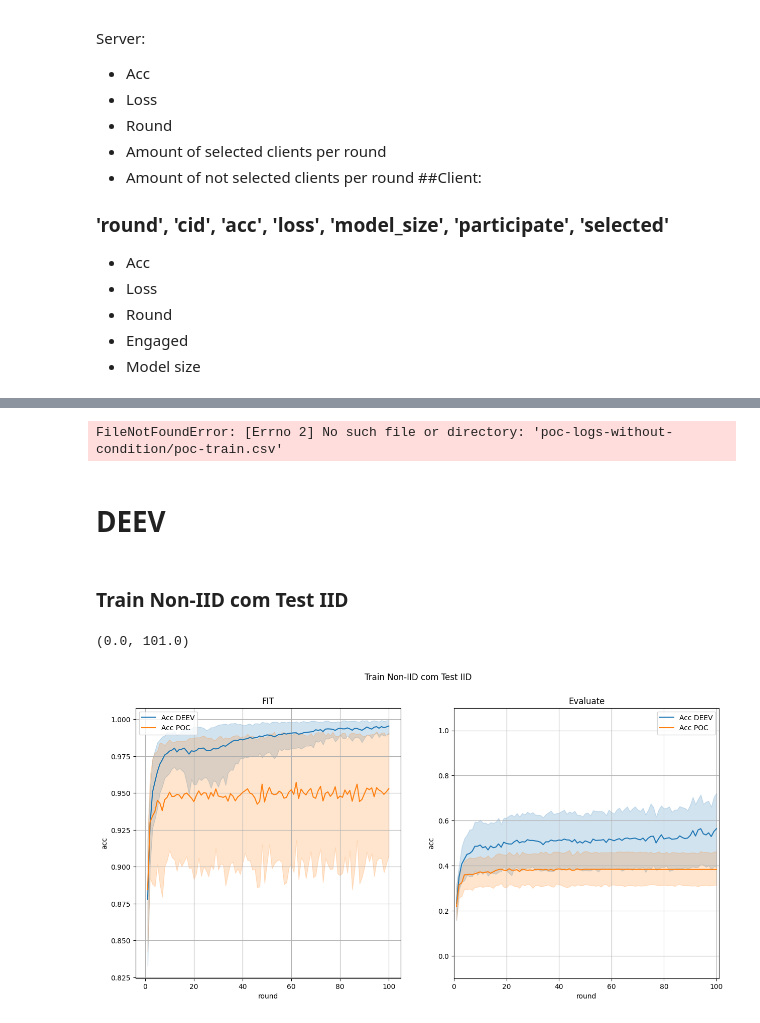
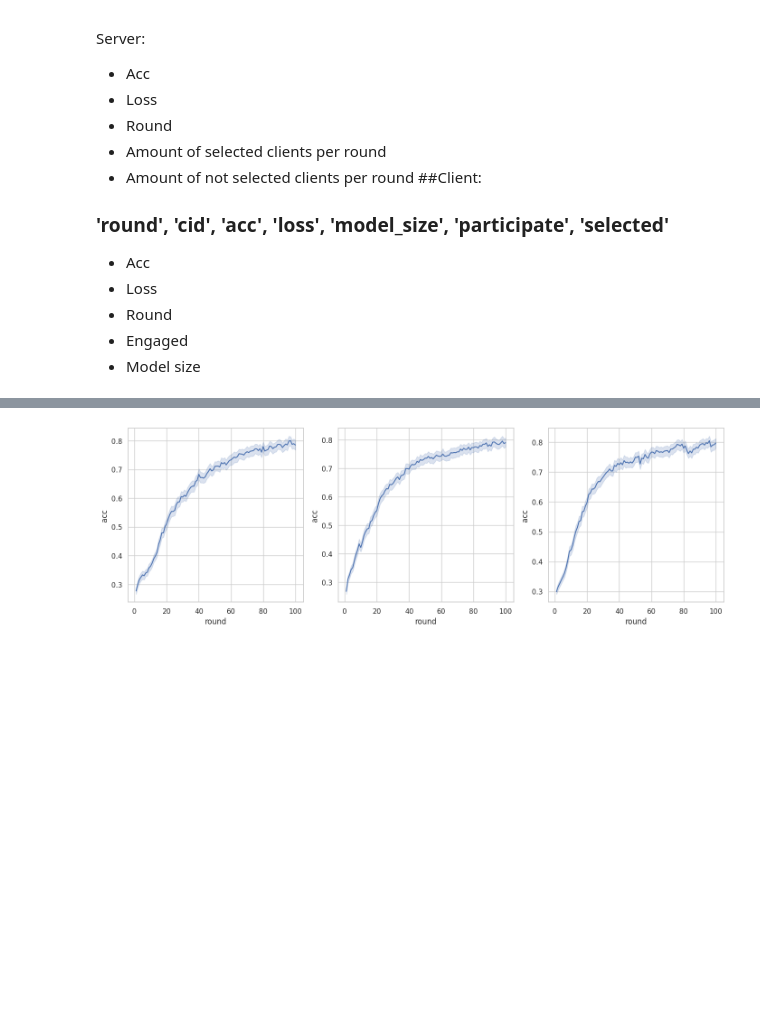
Before and after one commit to rafaeloj/LetsFed, a Jupyter notebook: plot.ipynb, the cells around one changed output, grey strips where cells are left out. Saved outputs shown, nothing was run; the diff lists cells and outputs as text; code cells hidden in the pictures; blank space fills up the shorter version.

```diff
--- a/plot.ipynb
+++ b/plot.ipynb
@@ -138,6 +19,0 @@ sns.lineplot(x='round', y='local_acc', data=df_test, ax=ax[1], label='Local Acc'
-# %%
-df_test  = pd.read_csv('logs/random/MNIST/50/engaged_0.25/dirichlet_0.1/c-eval.csv', names=['round', 'cid', 'acc', 'loss', 'engaged', 'selected'])
-
-fig, ax = plt.subplots(figsize=(12, 4))
-
-sns.lineplot(x='round', y='acc', data=df_test, ax=ax, label='Local Acc')
@@ -447,52 +19,0 @@ fig.tight_layout()
-# %%
-df_train = pd.read_csv('poc-logs-without-condition/poc-train.csv', names=['cid', 'acc', 'loss', 'participate', 'round'])
-df_test  = pd.read_csv('poc-logs-without-condition/poc-eval.csv', names=['cid', 'acc', 'round'])
-
-# df_train['round'] = df_train.index//10
-# df_test['round']  = df_test.index//10
-
-fig, ax = plt.subplots(1, 2, figsize=(15, 7))
-plt.suptitle("Train Non-IID com Test IID")
-ax[0].set_title("FIT")
-ax[1].set_title("Evaluate")
-
-ax[0].grid(True)
-ax[1].grid(True)
-sns.lineplot(x='round', y='acc', data=df_train, ax=ax[0], label='Acc')
-
-sns.lineplot(x='round', y='acc', data=df_test, ax=ax[1], label='Acc')
-plt.ylim(-0.1, 1.1)
-plt.xlim(df_train.min()['round']-1, df_train.max()['round']+1)
-# %% [output]
-FileNotFoundError: [Errno 2] No such file or directory: 'poc-logs-without-condition/poc-train.csv'
-# %% [markdown]
-# DEEV
-# %% [markdown]
-### Train Non-IID com Test IID
-# %%
-deev_df_train = pd.read_csv('deev-logs-without-condition/deev-train.csv', names=['cid', 'acc', 'loss', 'participate', 'round'])
-deev_df_test  = pd.read_csv('deev-logs-without-condition/deev-eval.csv', names=['cid', 'acc', 'round'])
-
-df_train = pd.read_csv('poc-logs-with-condition/poc-train.csv', names=['cid', 'acc', 'loss', 'participate', 'round'])
-df_test  = pd.read_csv('poc-logs-with-condition/poc-eval.csv', names=['cid', 'acc', 'round'])
-
-
-
-fig, ax = plt.subplots(1, 2, figsize=(15, 7))
-plt.suptitle("Train Non-IID com Test IID")
-ax[0].set_title("FIT")
-ax[1].set_title("Evaluate")
-
-ax[0].grid(True)
-ax[1].grid(True)
-sns.lineplot(x='round', y='acc', data=deev_df_train, ax=ax[0], label='Acc DEEV')
-
-sns.lineplot(x='round', y='acc', data=deev_df_test, ax=ax[1], label='Acc DEEV')
-sns.lineplot(x='round', y='acc', data=df_train, ax=ax[0], label='Acc POC')
-
-sns.lineplot(x='round', y='acc', data=df_test, ax=ax[1], label='Acc POC')
-plt.ylim(-0.1, 1.1)
-plt.xlim(df_train.min()['round']-1, df_train.max()['round']+1)
-# %% [output]
-(0.0, 101.0)
-[figure, removed]
@@ -502,0 +20,14 @@ plt.xlim(df_train.min()['round']-1, df_train.max()['round']+1)
+# %%
+# 1,24,0.3149999976158142,8.606746673583984,True,selected
+avg = [
+    pd.read_csv('logs/avg/MNIST/50/engaged_0.25/dirichlet_0.1/c-eval.csv', names=['round', 'cid', 'acc', 'loss', 'participate','is_selected']),
+    pd.read_csv('logs/avg/MNIST/50/engaged_0.5/dirichlet_0.1/c-eval.csv', names=['round', 'cid', 'acc', 'loss', 'participate','is_selected']),
+    pd.read_csv('logs/avg/MNIST/50/engaged_0.75/dirichlet_0.1/c-eval.csv', names=['round', 'cid', 'acc', 'loss', 'participate','is_selected'])
+]
+def plot_acc(df, ax):
+    sns.lineplot(data=df,ax=ax,x='round',y='acc')
+fig, ax = plt.subplots(1,3, figsize=(17,5))
+for i, df in enumerate(avg):
+    plot_acc(df, ax[i])
+# %% [output]
+[figure, added]
```
Also changed, not shown: parts of 40 cells of this notebook, 16 other files.
